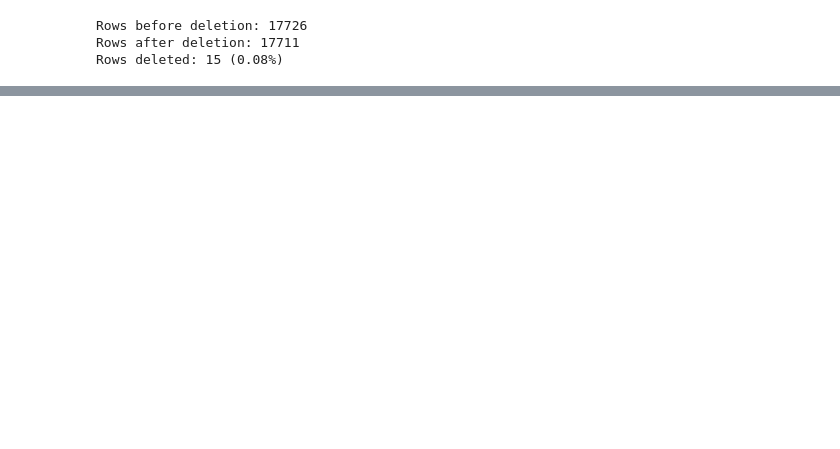
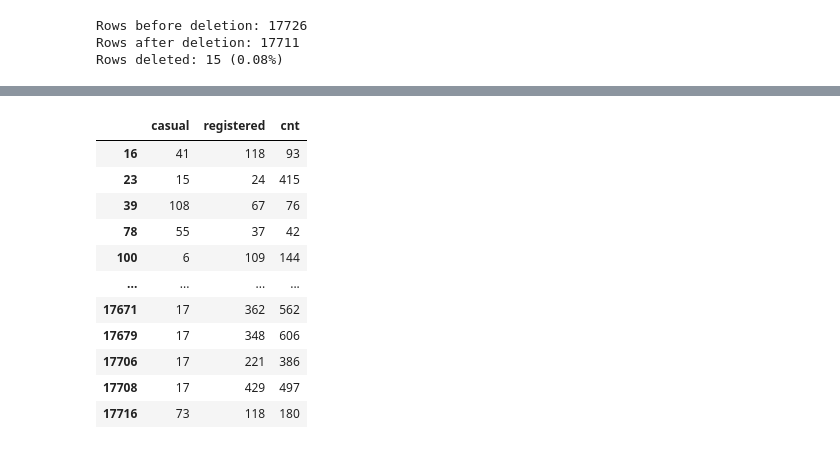
Before and after one commit to js-a01796997/MLOps, a Jupyter notebook: notebooks/clean_casual_registered_cnt.ipynb, the cells around one changed output, grey strips where cells are left out. Drawn from its saved outputs; the diff is of its cells as text; code cells hidden in the pictures; blank space fills up the shorter version.

Commit message:
Fix bad manage of outliers and missing values

```diff
--- a/notebooks/clean_casual_registered_cnt.ipynb
+++ b/notebooks/clean_casual_registered_cnt.ipynb
@@ -43,0 +39,11 @@ Total NaN values in casual, registered, and cnt: 775 (4.37%)
+# %%
+# Use the absolute value to avoid negative values
+print("="*80)
+print("USING THE ABSOLUTE VALUE TO AVOID NEGATIVE VALUES")
+print("="*80)
+
+df['cnt'] = df['cnt'].abs()
+df['casual'] = df['casual'].abs()
+df['registered'] = df['registered'].abs()
+
+print("All values in casual, registered, and cnt have been converted to absolute values")
@@ -209,0 +242,64 @@ Verification after recalculation:
+# %%
+# Recalculate rows where casual + registered != cnt
+print("="*80)
+print("FIXING INCONSISTENT ROWS (casual + registered != cnt)")
+print("="*80)
+
+# Find inconsistent rows (using integer comparison, no tolerance needed)
+inconsistent_mask = (df['casual'] + df['registered']) != df['cnt']
+
+display(df[inconsistent_mask][['casual', 'registered', 'cnt']])
+inconsistent_count = inconsistent_mask.sum()
+
+print(f"Rows where casual + registered != cnt: {inconsistent_count} ({inconsistent_count/len(df)*100:.2f}%)")
+
+if inconsistent_count > 0:
+    print(f"\nRecalculating the biggest value in each inconsistent row\n")
+
+    # Track what was recalculated
+    recalc_casual = 0
+    recalc_registered = 0
+    recalc_cnt = 0
+
+    for idx in df[inconsistent_mask].index:
+        casual_val = df.loc[idx, 'casual']
+        registered_val = df.loc[idx, 'registered']
+        cnt_val = df.loc[idx, 'cnt']
+
+        # Find which value is the biggest
+        max_val = max(casual_val, registered_val, cnt_val)
+
+        if casual_val == max_val:
+            # Recalculate casual = cnt - registered
+            df.loc[idx, 'casual'] = df.loc[idx, 'cnt'] - df.loc[idx, 'registered']
+            recalc_casual += 1
+        elif registered_val == max_val:
+            # Recalculate registered = cnt - casual
+            df.loc[idx, 'registered'] = df.loc[idx, 'cnt'] - df.loc[idx, 'casual']
+            recalc_registered += 1
+        else:
+            # Recalculate cnt = casual + registered
+            df.loc[idx, 'cnt'] = df.loc[idx, 'casual'] + df.loc[idx, 'registered']
+            recalc_cnt += 1
+
+    print(f"Recalculation summary:")
+    print(f"  casual recalculated: {recalc_casual}")
+    print(f"  registered recalculated: {recalc_registered}")
+    print(f"  cnt recalculated: {recalc_cnt}")
+
+    # Verify all rows are now consistent
+    still_inconsistent = ((df['casual'] + df['registered']) != df['cnt']).sum()
+
+    print(f"\nVerification after recalculation:")
+    print(f"  Inconsistent rows remaining: {still_inconsistent}")
+
+    if still_inconsistent == 0:
+        print("\nAll rows now follow the relationship: casual + registered = cnt")
+    else:
+        print("\nWarning: Some inconsistent rows remain!")
+else:
+    print("\nAll rows already follow the relationship: casual + registered = cnt")
+
+
+display(df[inconsistent_mask][['casual', 'registered', 'cnt']])
+# %% [output]
@@ -209,0 +309,12 @@ Verification after recalculation:
+|  | casual | registered | cnt |
+| 16 | 41 | 118 | 93 |
+| 23 | 15 | 24 | 415 |
+| 39 | 108 | 67 | 76 |
+| 78 | 55 | 37 | 42 |
+| 100 | 6 | 109 | 144 |
+| ... | ... | ... | ... |
+| 17671 | 17 | 362 | 562 |
+| 17679 | 17 | 348 | 606 |
+| 17706 | 17 | 221 | 386 |
+| 17708 | 17 | 429 | 497 |
+| 17716 | 73 | 118 | 180 |
```
Also changed, not shown: parts of 18 cells of this notebook, 1 other file.
